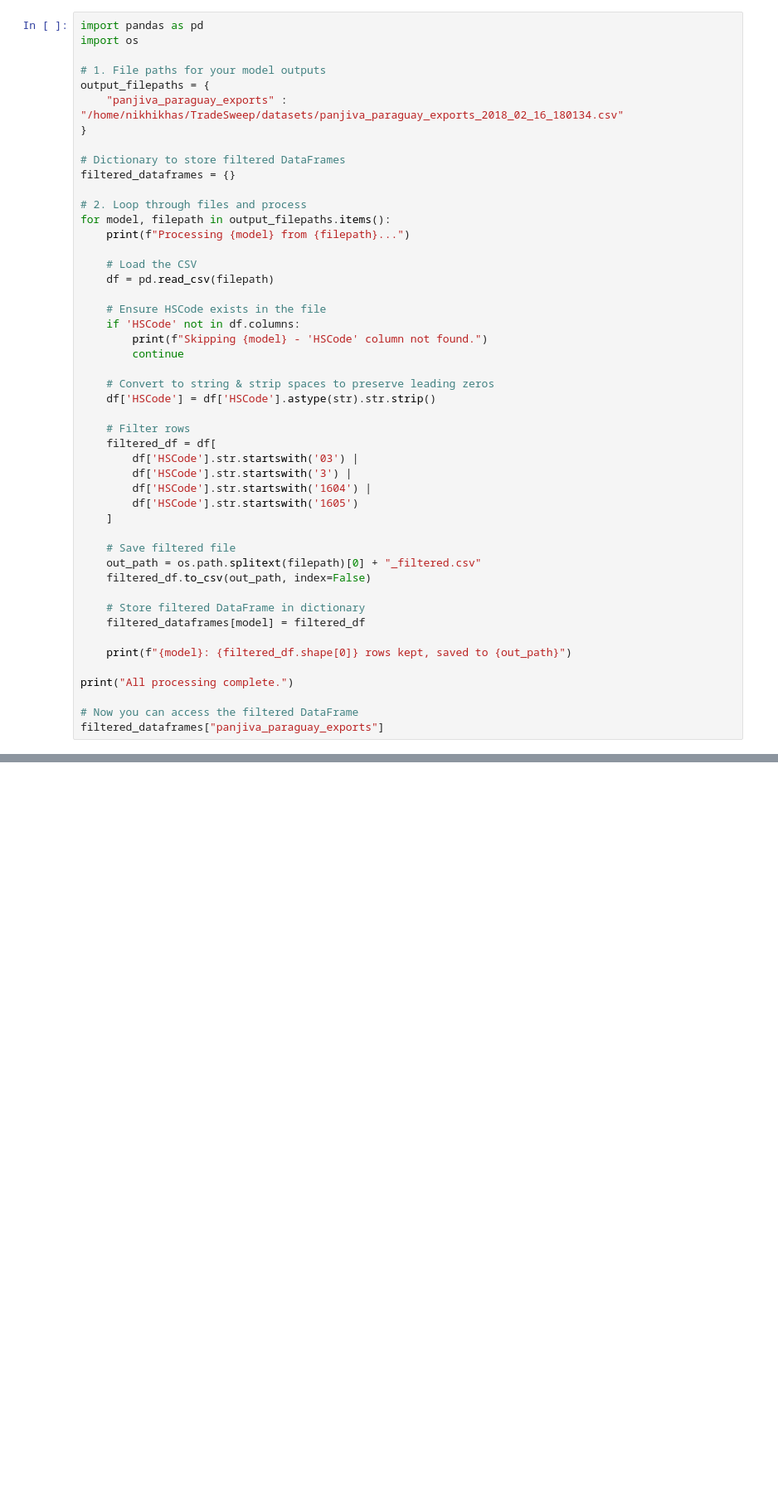
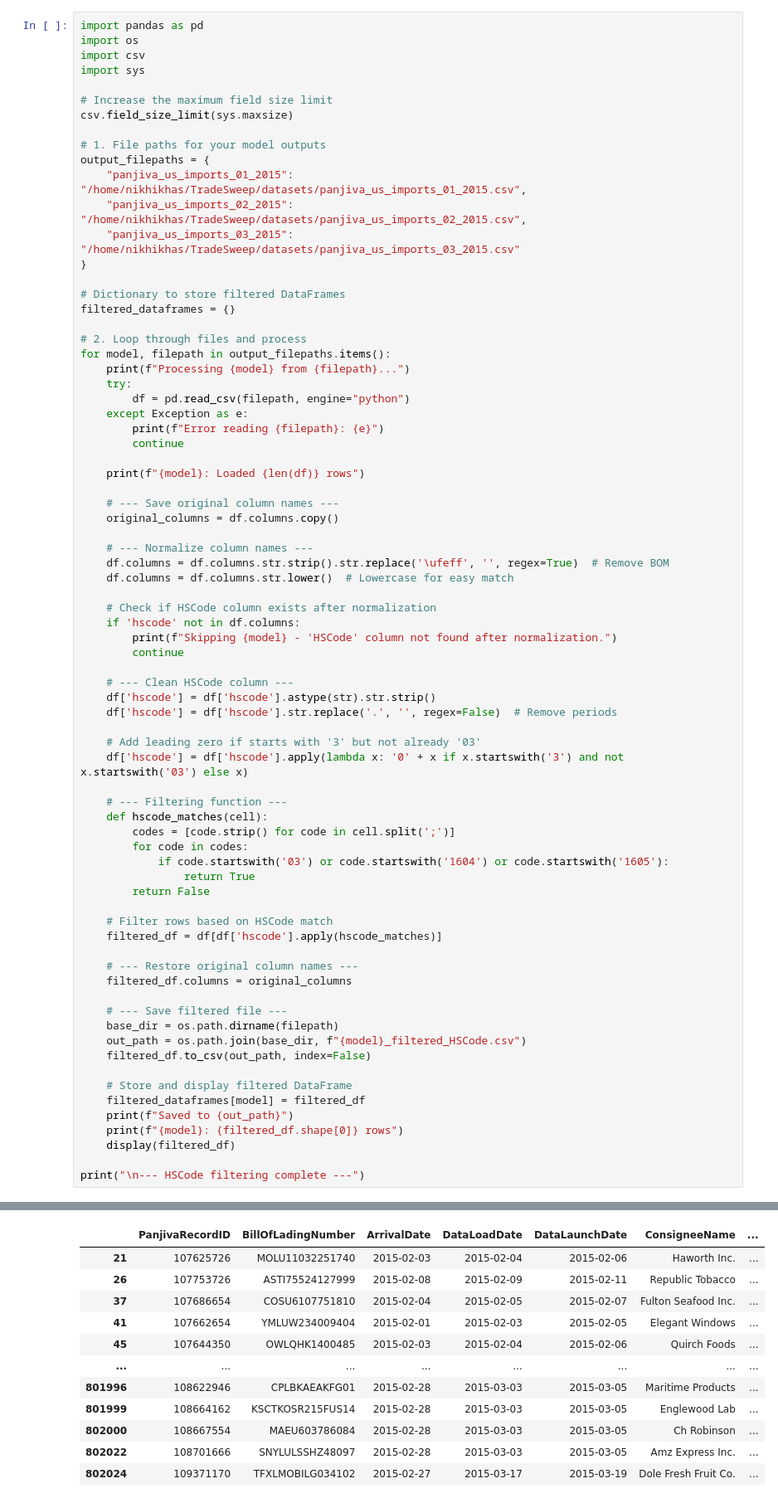
Before and after one commit to branboythe2nd/DataCleanse, a Jupyter notebook: filter_name_cleaning.ipynb, the cells around one changed output, grey strips where cells are left out. Shown at 83% size. Drawn from its saved outputs; the diff is of its cells as text; blank space fills up the shorter version.

Commit message:
added code for full filtering

```diff
--- a/filter_name_cleaning.ipynb
+++ b/filter_name_cleaning.ipynb
@@ -1,10 +5,17 @@
 # %%
 import pandas as pd
 import os
+import csv
+import sys
+
+# Increase the maximum field size limit
+csv.field_size_limit(sys.maxsize)
 
 # 1. File paths for your model outputs
 output_filepaths = {
-    "panjiva_paraguay_exports" : "/home/nikhikhas/TradeSweep/datasets/panjiva_paraguay_exports_2018_02_16_180134.csv"
+    "panjiva_us_imports_01_2015": "/home/nikhikhas/TradeSweep/datasets/panjiva_us_imports_01_2015.csv",
+    "panjiva_us_imports_02_2015": "/home/nikhikhas/TradeSweep/datasets/panjiva_us_imports_02_2015.csv",
+    "panjiva_us_imports_03_2015": "/home/nikhikhas/TradeSweep/datasets/panjiva_us_imports_03_2015.csv"
 }
 
 # Dictionary to store filtered DataFrames
@@ -13,37 +24,57 @@ filtered_dataframes = {}
 # 2. Loop through files and process
 for model, filepath in output_filepaths.items():
     print(f"Processing {model} from {filepath}...")
-
-    # Load the CSV
-    df = pd.read_csv(filepath)
-
-    # Ensure HSCode exists in the file
-    if 'HSCode' not in df.columns:
-        print(f"Skipping {model} - 'HSCode' column not found.")
+    try:
+        df = pd.read_csv(filepath, engine="python")
+    except Exception as e:
+        print(f"Error reading {filepath}: {e}")
         continue
 
-    # Convert to string & strip spaces to preserve leading zeros
-    df['HSCode'] = df['HSCode'].astype(str).str.strip()
+    print(f"{model}: Loaded {len(df)} rows")
 
-    # Filter rows
-    filtered_df = df[
-        df['HSCode'].str.startswith('03') |
-        df['HSCode'].str.startswith('3') |
-        df['HSCode'].str.startswith('1604') |
-        df['HSCode'].str.startswith('1605')
-    ]
+    # --- Save original column names ---
+    original_columns = df.columns.copy()
 
-    # Save filtered file
-    out_path = os.path.splitext(filepath)[0] + "_filtered.csv"
+    # --- Normalize column names ---
+    df.columns = df.columns.str.strip().str.replace('\ufeff', '', regex=True)  # Remove BOM
+    df.columns = df.columns.str.lower()  # Lowercase for easy match
+
+    # Check if HSCode column exists after normalization
+    if 'hscode' not in df.columns:
+        print(f"Skipping {model} - 'HSCode' column not found after normalization.")
+        continue
+
+    # --- Clean HSCode column ---
+    df['hscode'] = df['hscode'].astype(str).str.strip()
+    df['hscode'] = df['hscode'].str.replace('.', '', regex=False)  # Remove periods
+
+    # Add leading zero if starts with '3' but not already '03'
+    df['hscode'] = df['hscode'].apply(lambda x: '0' + x if x.startswith('3') and not x.startswith('03') else x)
+
+    # --- Filtering function ---
+    def hscode_matches(cell):
+        codes = [code.strip() for code in cell.split(';')]
+        for code in codes:
+            if code.startswith('03') or code.startswith('1604') or code.startswith('1605'):
+                return True
+        return False
+
+    # Filter rows based on HSCode match
+    filtered_df = df[df['hscode'].apply(hscode_matches)]
+
+    # --- Restore original column names ---
+    filtered_df.columns = original_columns
+
+    # --- Save filtered file ---
+    base_dir = os.path.dirname(filepath)
+    out_path = os.path.join(base_dir, f"{model}_filtered_HSCode.csv")
     filtered_df.to_csv(out_path, index=False)
 
-    # Store filtered DataFrame in dictionary
+    # Store and display filtered DataFrame
     filtered_dataframes[model] = filtered_df
+    print(f"Saved to {out_path}")
+    print(f"{model}: {filtered_df.shape[0]} rows")
+    display(filtered_df)
 
-    print(f"{model}: {filtered_df.shape[0]} rows kept, saved to {out_path}")
-
-print("All processing complete.")
-
-# Now you can access the filtered DataFrame
-filtered_dataframes["panjiva_paraguay_exports"]
+print("\n--- HSCode filtering complete ---")
 # %% [output]
@@ -52,0 +88,12 @@ All processing complete.
+|  | PanjivaRecordID | BillOfLadingNumber | ArrivalDate | DataLoadDate | DataLaunchDate | ConsigneeName | ... |
+| 21 | 107625726 | MOLU11032251740 | 2015-02-03 | 2015-02-04 | 2015-02-06 | Haworth Inc. | ... |
+| 26 | 107753726 | ASTI75524127999 | 2015-02-08 | 2015-02-09 | 2015-02-11 | Republic Tobacco | ... |
+| 37 | 107686654 | COSU6107751810 | 2015-02-04 | 2015-02-05 | 2015-02-07 | Fulton Seafood Inc. | ... |
+| 41 | 107662654 | YMLUW234009404 | 2015-02-01 | 2015-02-03 | 2015-02-05 | Elegant Windows | ... |
+| 45 | 107644350 | OWLQHK1400485 | 2015-02-03 | 2015-02-04 | 2015-02-06 | Quirch Foods | ... |
+| ... | ... | ... | ... | ... | ... | ... | ... |
+| 801996 | 108622946 | CPLBKAEAKFG01 | 2015-02-28 | 2015-03-03 | 2015-03-05 | Maritime Products | ... |
+| 801999 | 108664162 | KSCTKOSR215FUS14 | 2015-02-28 | 2015-03-03 | 2015-03-05 | Englewood Lab | ... |
+| 802000 | 108667554 | MAEU603786084 | 2015-02-28 | 2015-03-03 | 2015-03-05 | Ch Robinson | ... |
+| 802022 | 108701666 | SNYLULSSHZ48097 | 2015-02-28 | 2015-03-03 | 2015-03-05 | Amz Express Inc. | ... |
+| 802024 | 109371170 | TFXLMOBILG034102 | 2015-02-27 | 2015-03-17 | 2015-03-19 | Dole Fresh Fruit Co. | ... |
```
Also changed, not shown: parts of 8 cells of this notebook.
